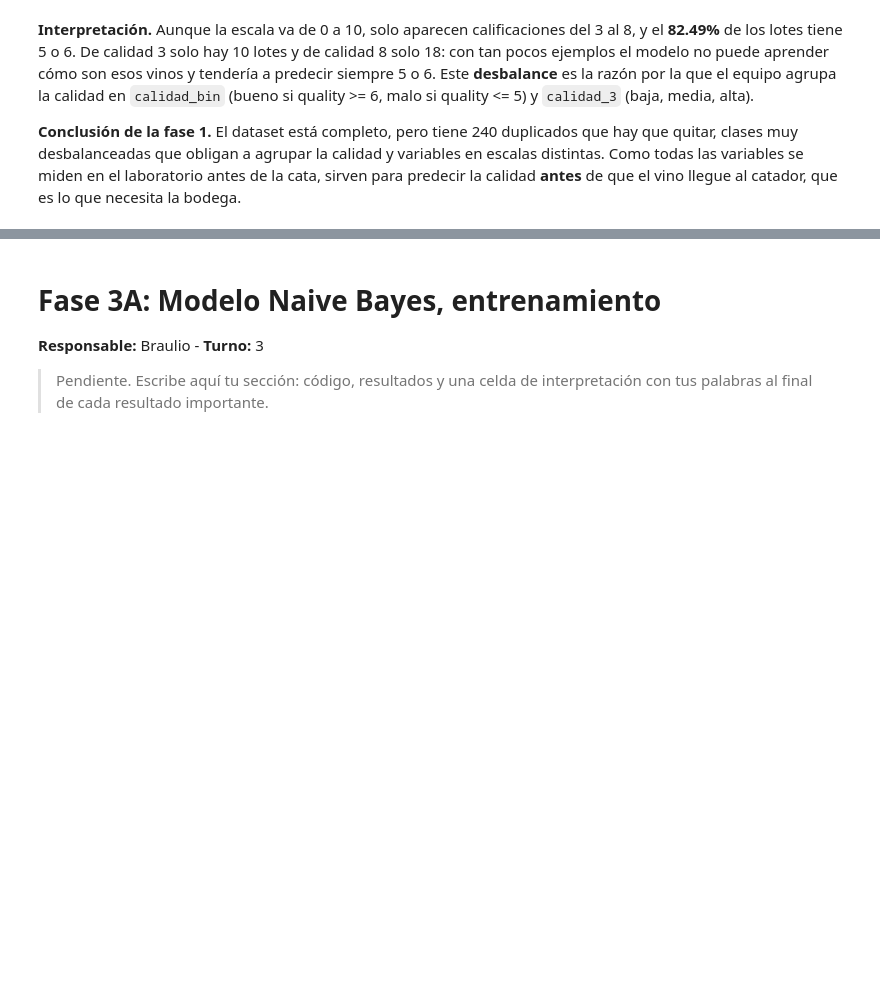
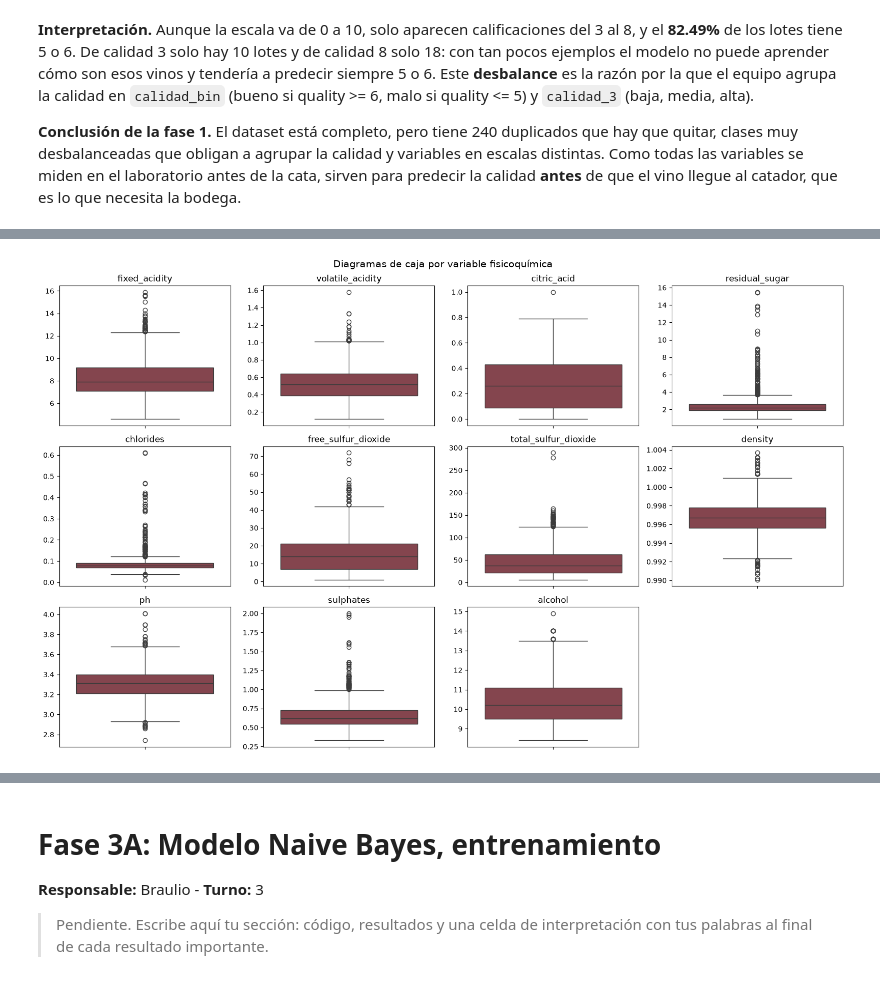
Before and after one commit to XimenaBecOliv07/Naive-Bayes, a Jupyter notebook: notebooks/NaiveBayes.ipynb, the cells around one changed output, grey strips where cells are left out. Cells and saved outputs as stored; diff of their text form; code cells hidden in the pictures; blank space fills up the shorter version.

```diff
--- a/notebooks/NaiveBayes.ipynb
+++ b/notebooks/NaiveBayes.ipynb
@@ -163,0 +198,9 @@ plt.show()
+# %%
+df.columns = [c.strip().lower().replace(" ", "_") for c in df.columns]   # renombra las 12 columnas
+
+df["quality"] = df["quality"].astype(int)                        # quality: entero (calificación de 3 a 8)
+columnas_decimales = [c for c in df.columns if c != "quality"]   # las otras 11 columnas (mediciones de laboratorio)
+df[columnas_decimales] = df[columnas_decimales].astype(float)    # se aseguran como decimales
+
+print(list(df.columns))   # nombres nuevos
+df.dtypes                 # tipo de dato de cada columna
@@ -163,0 +233,10 @@ plt.show()
+# %%
+nulos = int(df.isna().sum().sum())
+print("Valores nulos totales:", nulos)
+if nulos > 0:                           # si hubiera nulos...
+    df = df.dropna()                    # ...se eliminan las filas incompletas
+
+filas_antes = len(df)
+df = df.drop_duplicates().reset_index(drop=True)   # borra duplicados y renumera desde 0
+print("Duplicados eliminados:", filas_antes - len(df))
+print("Filas finales:", len(df))
@@ -163,0 +258,12 @@ plt.show()
+# %%
+variables = [c for c in df.columns if c != "quality"]   # las 11 variables fisicoquímicas (sin quality)
+
+q1 = df[variables].quantile(0.25)
+q3 = df[variables].quantile(0.75)
+iqr = q3 - q1
+limite_inf = q1 - 1.5 * iqr          # debajo de este límite, el dato es atípico
+limite_sup = q3 + 1.5 * iqr          # encima de este límite, el dato es atípico
+
+fuera = (df[variables] < limite_inf) | (df[variables] > limite_sup)      # True si el dato queda fuera
+atipicos = fuera.sum().sort_values(ascending=False).rename("atipicos")   # cuenta por variable, de mayor a menor
+atipicos
@@ -163,0 +292,13 @@ plt.show()
+# %%
+fig, ejes = plt.subplots(3, 4, figsize=(16, 10))
+for eje, var in zip(ejes.ravel(), variables):
+    sns.boxplot(y=df[var], ax=eje, color="#8e3b46")
+    eje.set_title(var)
+    eje.set_ylabel("")
+for eje in ejes.ravel()[len(variables):]:
+    eje.axis("off")
+fig.suptitle("Diagramas de caja por variable fisicoquímica", fontsize=14)
+fig.tight_layout()
+plt.show()
+# %% [output]
+[figure, added]
```
Also changed, not shown: parts of 25 cells of this notebook.
